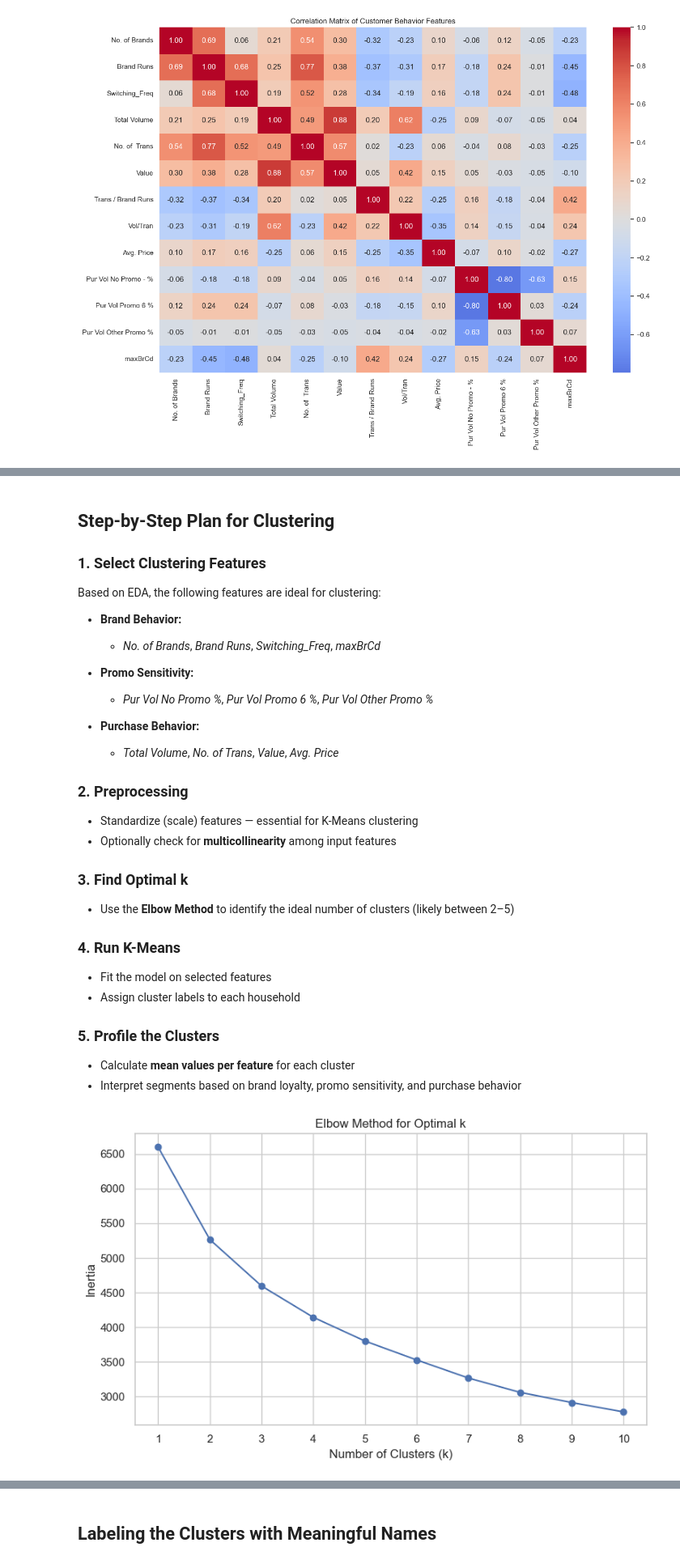
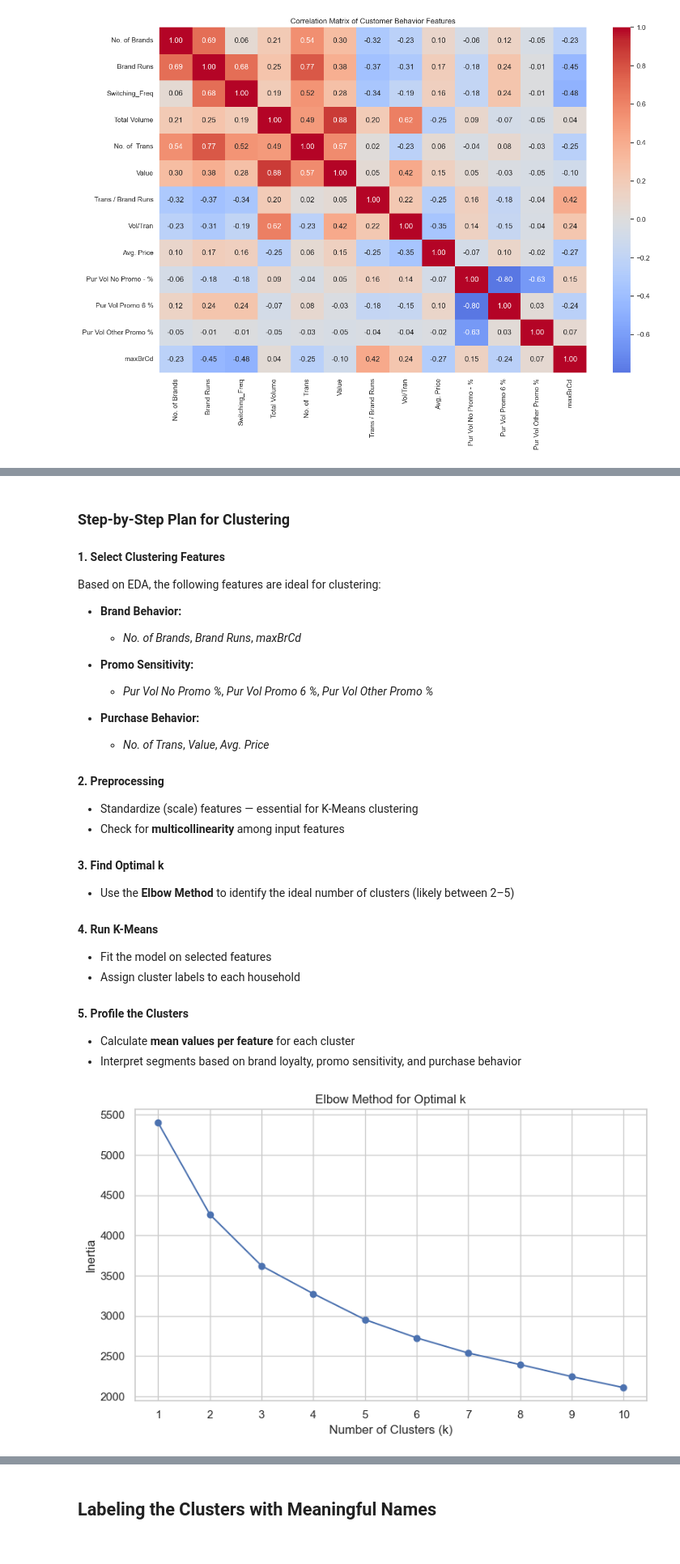
Before and after one commit to Sahnoun-A/Customer-Clustering-And-Predicting-Behavior, a Jupyter notebook: Predicting Customer Behavior.ipynb, the cells around one changed output, grey strips where cells are left out. Shown at 81% size. Drawn from its saved outputs; the diff is of its cells as text; code cells hidden in the pictures.

```diff
--- a/Predicting Customer Behavior.ipynb
+++ b/Predicting Customer Behavior.ipynb
@@ -385,34 +321,34 @@ plt.show()
 # %% [markdown]
-## Step-by-Step Plan for Clustering
+### Step-by-Step Plan for Clustering
 
-### 1. Select Clustering Features
+#### 1. Select Clustering Features
 Based on EDA, the following features are ideal for clustering:
 
 - **Brand Behavior:**
-  - *No. of Brands*, *Brand Runs*, *Switching_Freq*, *maxBrCd*
+  - *No. of Brands*, *Brand Runs*, *maxBrCd*
 
 - **Promo Sensitivity:**
   - *Pur Vol No Promo %*, *Pur Vol Promo 6 %*, *Pur Vol Other Promo %*
 
 - **Purchase Behavior:**
-  - *Total Volume*, *No. of Trans*, *Value*, *Avg. Price*
+  - *No. of Trans*, *Value*, *Avg. Price*
 
 
-### 2. Preprocessing
+#### 2. Preprocessing
 - Standardize (scale) features — essential for K-Means clustering
-- Optionally check for **multicollinearity** among input features
+- Check for **multicollinearity** among input features
 
 
-### 3. Find Optimal **k**
+#### 3. Find Optimal **k**
 - Use the **Elbow Method** to identify the ideal number of clusters (likely between 2–5)
 
 
-### 4. Run K-Means
+#### 4. Run K-Means
 - Fit the model on selected features
 - Assign cluster labels to each household
 
 
-### 5. Profile the Clusters
+#### 5. Profile the Clusters
 - Calculate **mean values per feature** for each cluster
 - Interpret segments based on brand loyalty, promo sensitivity, and purchase behavior
 # %%
@@ -423,39 +359,42 @@ from sklearn.cluster import KMeans
 
 import warnings
 warnings.filterwarnings("ignore", category=UserWarning, message="KMeans is known to have a memory leak*")
 
 # Select features for clustering
 cluster_features = [
-    'No. of Brands', 'Brand Runs', 'Switching_Freq', 'maxBrCd',
-    'Pur Vol No Promo - %', 'Pur Vol Promo 6 %', 'Pur Vol Other Promo %',
-    'Total Volume', 'No. of  Trans', 'Value', 'Avg. Price'
+    'No. of Brands', 'Brand Runs', 'No. of  Trans', 'Value',
+    'Avg. Price', 'Pur Vol No Promo - %', 'Pur Vol Promo 6 %', 'Pur Vol Other Promo %', 'maxBrCd'
+
 ]
 
-# Drop missing values and scale features
-df_cluster = df[cluster_features].dropna()
+# Scale features
+df_cluster = df[cluster_features]
 scaler = StandardScaler()
 X_scaled = scaler.fit_transform(df_cluster)
 
 # Elbow method to find optimal k
 inertia = []
 k_range = range(1, 11)
 for k in k_range:
     kmeans = KMeans(n_clusters=k, random_state=42, n_init=10)
     kmeans.fit(X_scaled)
     inertia.append(kmeans.inertia_)
 
 # Plot elbow curve
 plt.figure(figsize=(8, 5))
 plt.plot(k_range, inertia, marker='o')
 plt.title('Elbow Method for Optimal k')
 plt.xlabel('Number of Clusters (k)')
 plt.ylabel('Inertia')
 plt.xticks(k_range)
 plt.grid(True)
 plt.tight_layout()
+# Save figure
+plt.savefig("Elbow Method for Optimal k.png", dpi=300, bbox_inches='tight')
+
 plt.show()
 # %% [output]
-[figure, old version]
+[figure, new version]
 # %%
 from sklearn.metrics import silhouette_score
 import numpy as np
```
Also changed, not shown: parts of 42 cells of this notebook, 27 other files.
